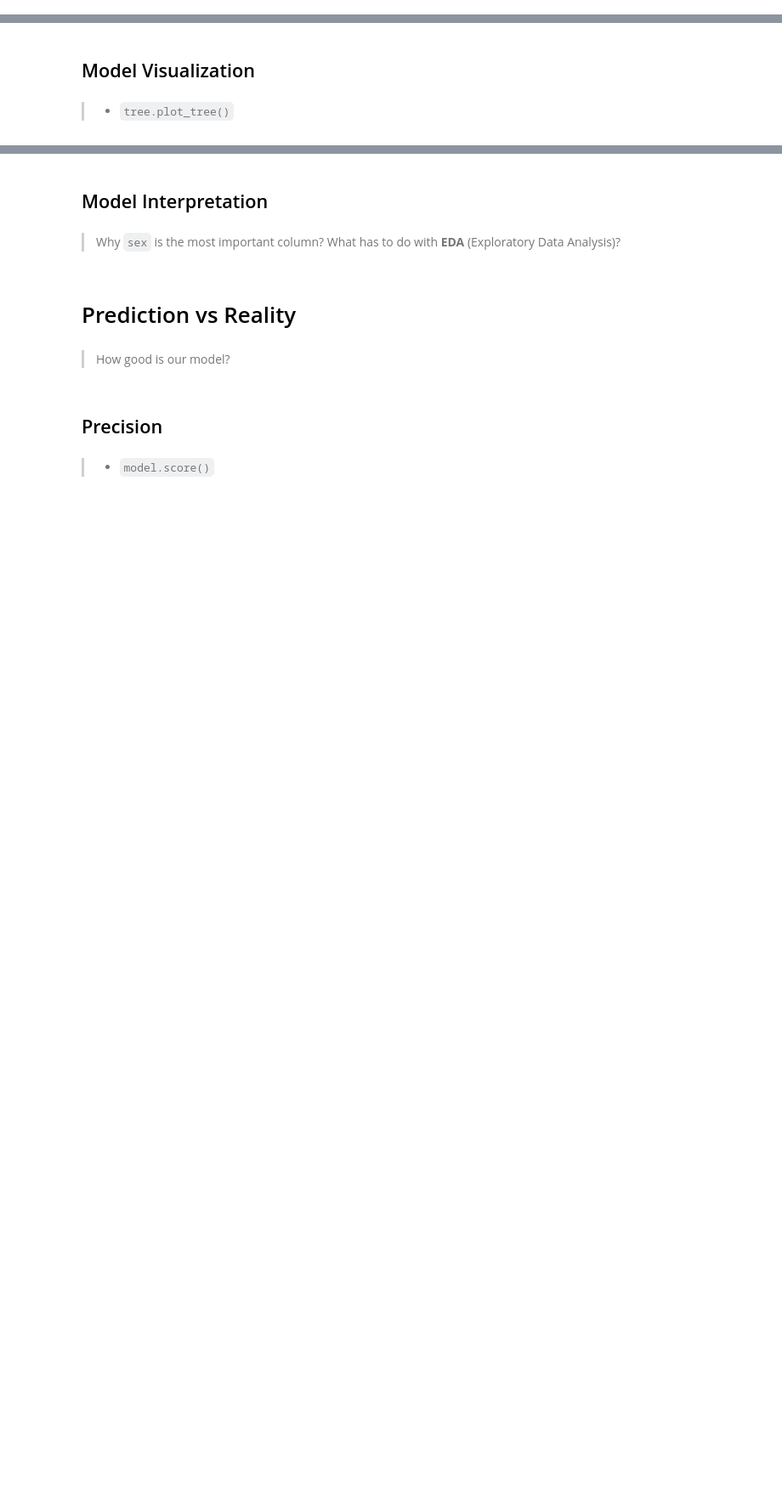
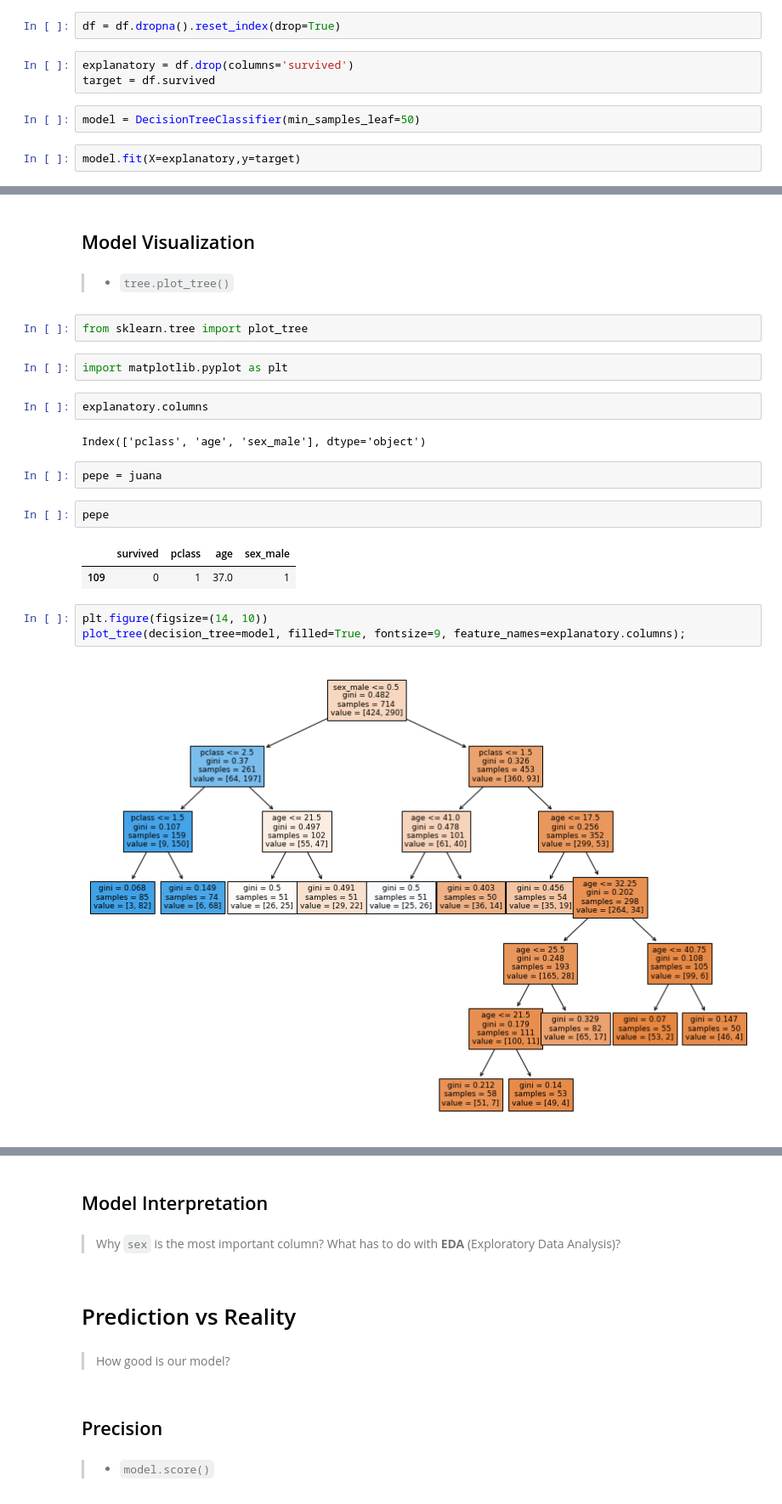
Before and after one commit to jesusmartinezprofesor/machine-learning-program, a Jupyter notebook: #04. Decision Tree. A Supervised Classification Model/04session.ipynb, the cells around one changed output, grey strips where cells are left out. Shown: that part at 85% size. Drawn from its saved outputs; the diff is of its cells as text; blank space fills up the shorter version.

```diff
--- a/#04. Decision Tree. A Supervised Classification Model/04session.ipynb
+++ b/#04. Decision Tree. A Supervised Classification Model/04session.ipynb
@@ -67,0 +132,9 @@ target = ?
+# %%
+df = df.dropna().reset_index(drop=True)
+# %%
+explanatory = df.drop(columns='survived')
+target = df.survived
+# %%
+model = DecisionTreeClassifier(min_samples_leaf=50)
+# %%
+model.fit(X=explanatory,y=target)
@@ -73,3 +177,23 @@ target = ?
 ## Model Visualization
 # %% [markdown]
 > - `tree.plot_tree()`
+# %%
+from sklearn.tree import plot_tree
+# %%
+import matplotlib.pyplot as plt
+# %%
+explanatory.columns
+# %% [output]
+Index(['pclass', 'age', 'sex_male'], dtype='object')
+# %%
+pepe = juana
+# %%
+pepe
+# %% [output]
+|  | survived | pclass | age | sex_male |
+| 109 | 0 | 1 | 37.0 | 1 |
+# %%
+plt.figure(figsize=(14, 10))
+plot_tree(decision_tree=model, filled=True, fontsize=9, feature_names=explanatory.columns);
+# %% [output]
+[figure, added]
```
Also changed, not shown: parts of 52 cells of this notebook, 3 other files.
